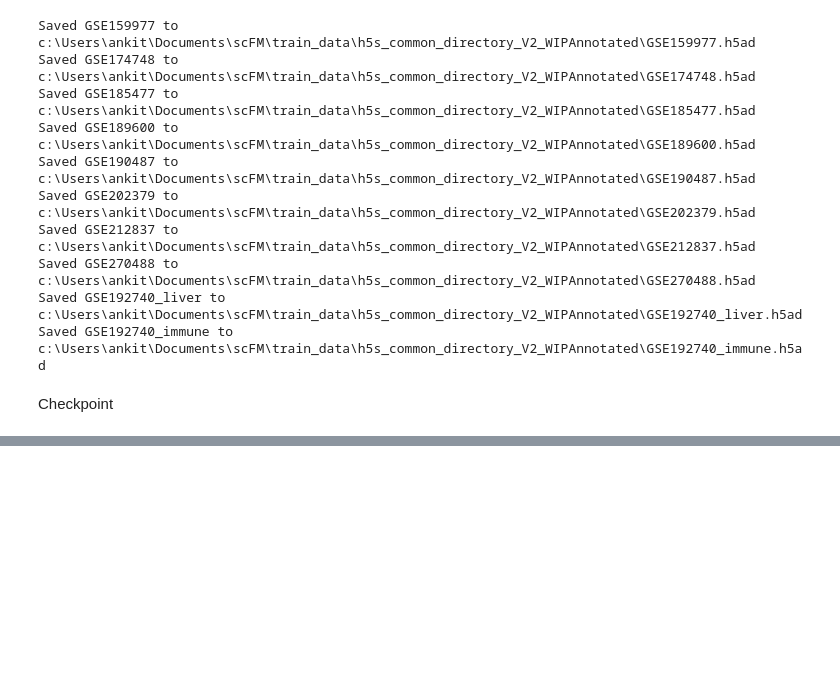
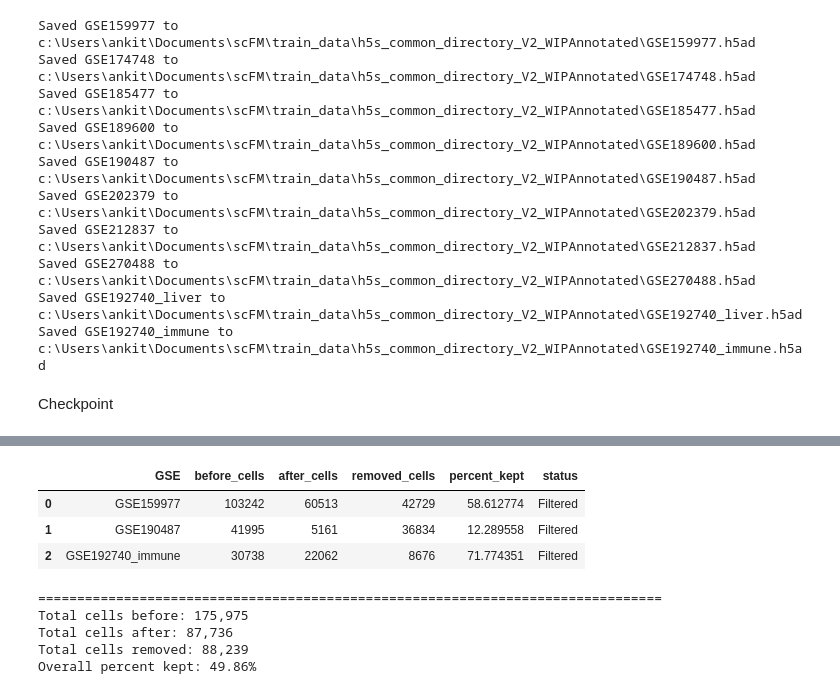
Before and after one commit to A-ray/scFM_pertubation, a Jupyter notebook: exp_scGPT/cell_annotationV2.ipynb, the cells around one changed output, grey strips where cells are left out. Cells and saved outputs as stored; diff of their text form; code cells hidden in the pictures; blank space fills up the shorter version.

```diff
--- a/exp_scGPT/cell_annotationV2.ipynb
+++ b/exp_scGPT/cell_annotationV2.ipynb
@@ -440,0 +533,62 @@ Cells with missing typist_liver_conf_score: 0
+# %%
+import gc
+import pandas as pd
+
+score_col = "typist_immune_conf_score"
+threshold = 0.50
+
+filter_summary = []
+
+for gse_name in list(immune_adata_dict.keys()):
+    adata = immune_adata_dict[gse_name]
+
+    print("=" * 80)
+    print(f"Processing: {gse_name}")
+    print(f"Before filtering: {adata.shape}")
+
+    if score_col not in adata.obs.columns:
+        print(f"WARNING: {score_col} not found. Leaving {gse_name} unchanged.")
+        filter_summary.append({
+            "GSE": gse_name,
+            "before_cells": adata.n_obs,
+            "after_cells": adata.n_obs,
+            "removed_cells": 0,
+            "percent_kept": 100.0,
+            "status": f"Skipped: missing {score_col}"
+        })
+        continue
+
+    scores = pd.to_numeric(adata.obs[score_col], errors="coerce")
+    keep_mask = scores >= threshold
+
+    before_n = adata.n_obs
+    after_n = int(keep_mask.sum())
+    removed_n = before_n - after_n
+
+    immune_adata_dict[gse_name] = adata[keep_mask.values].copy()
+
+    print(f"After filtering: {immune_adata_dict[gse_name].shape}")
+    print(f"Removed cells: {removed_n:,}")
+    print(f"Kept cells: {after_n:,} ({after_n / before_n * 100:.2f}%)")
+
+    filter_summary.append({
+        "GSE": gse_name,
+        "before_cells": before_n,
+        "after_cells": after_n,
+        "removed_cells": removed_n,
+        "percent_kept": after_n / before_n * 100,
+        "status": "Filtered"
+    })
+
+    del adata
+    gc.collect()
+
+filter_summary = pd.DataFrame(filter_summary)
+display(filter_summary)
+
+print("=" * 80)
+print(f"Total cells before: {filter_summary['before_cells'].sum():,}")
+print(f"Total cells after: {filter_summary['after_cells'].sum():,}")
+print(f"Total cells removed: {filter_summary['removed_cells'].sum():,}")
+print(f"Overall percent kept: {filter_summary['after_cells'].sum() / filter_summary['before_cells'].sum() * 100:.2f}%")
+# %% [output]
@@ -440,0 +613,9 @@ Cells with missing typist_liver_conf_score: 0
+|  | GSE | before_cells | after_cells | removed_cells | percent_kept | status |
+| 0 | GSE159977 | 103242 | 60513 | 42729 | 58.612774 | Filtered |
+| 1 | GSE190487 | 41995 | 5161 | 36834 | 12.289558 | Filtered |
+| 2 | GSE192740_immune | 30738 | 22062 | 8676 | 71.774351 | Filtered |
+================================================================================
+Total cells before: 175,975
+Total cells after: 87,736
+Total cells removed: 88,239
+Overall percent kept: 49.86%
```
Also changed, not shown: parts of 23 cells of this notebook.
